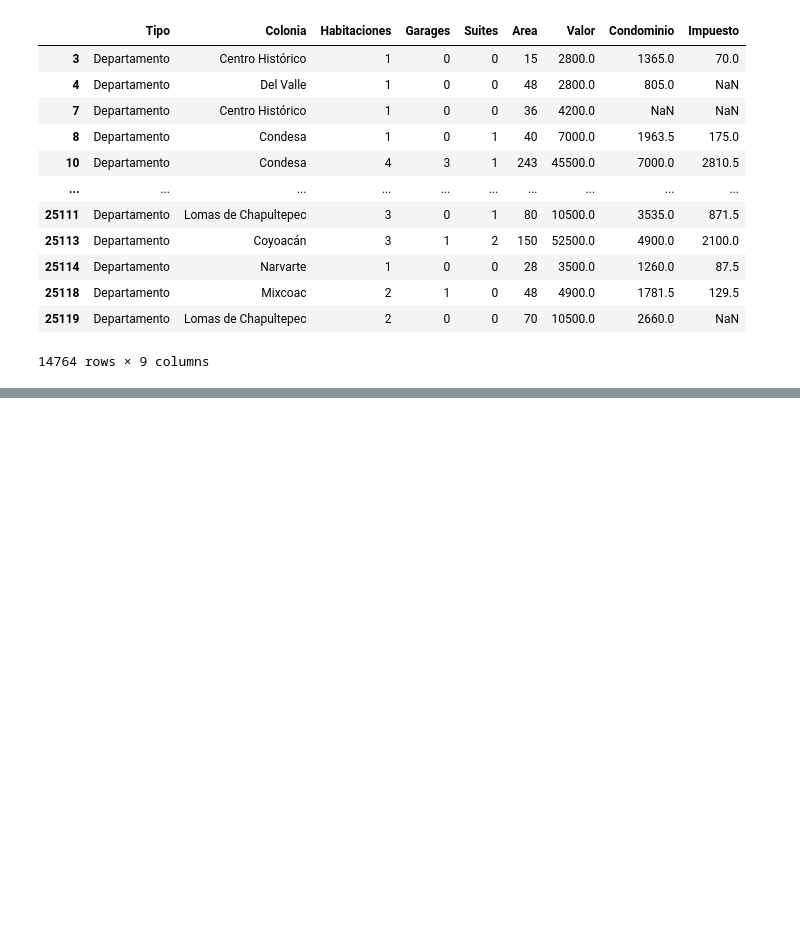
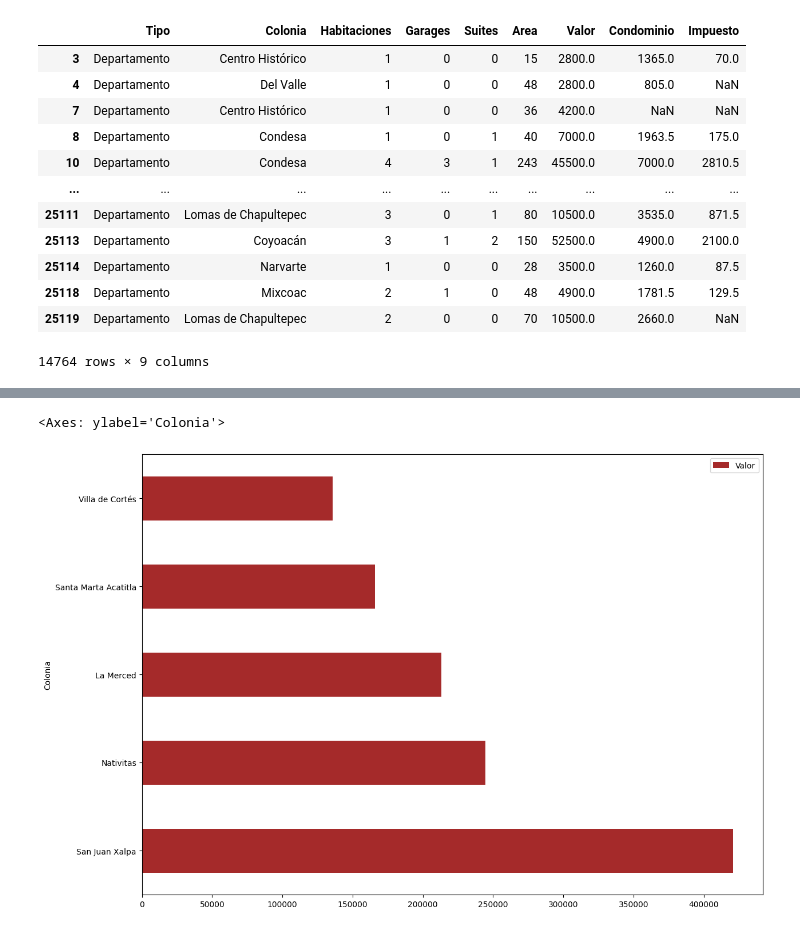
Before and after one commit to MyAppsTest/pandas, a Jupyter notebook: inmuebles_cdmx.ipynb, the cells around one changed output, grey strips where cells are left out. Saved outputs shown, nothing was run; the diff lists cells and outputs as text; code cells hidden in the pictures; blank space fills up the shorter version.

```diff
--- a/inmuebles_cdmx.ipynb
+++ b/inmuebles_cdmx.ipynb
@@ -339,0 +382,3 @@ df.query('Tipo=="Departamento"')
+# %%
+ValorporColonia=datos.groupby("Colonia")[["Valor"]].mean().sort_values("Valor",ascending=False)
+ValorporColonia
@@ -339,0 +412,5 @@ df.query('Tipo=="Departamento"')
+# %%
+ValorporColonia.head(5).plot(kind="barh", figsize=(14,10), color="brown")
+# %% [output]
+<Axes: ylabel='Colonia'>
+[figure, added]
```
Also changed, not shown: parts of 16 cells of this notebook.
